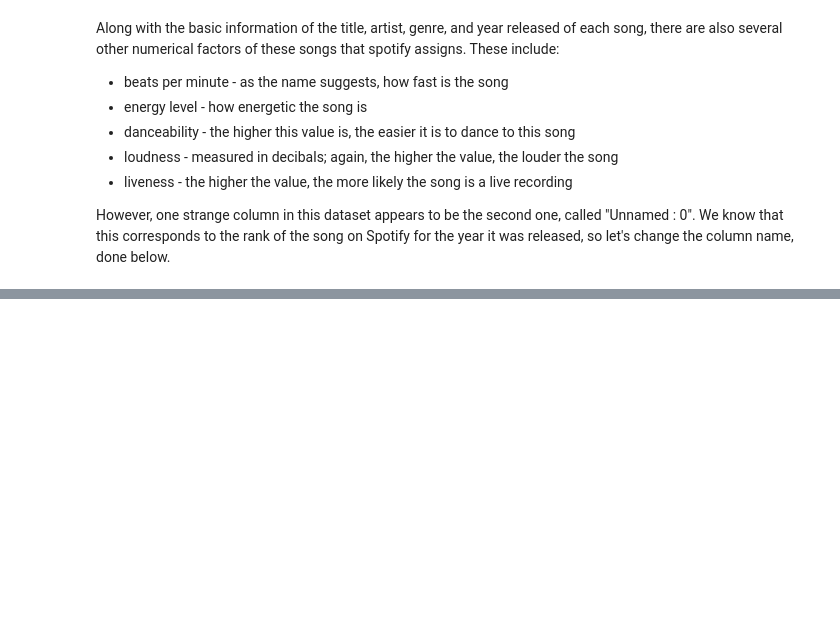
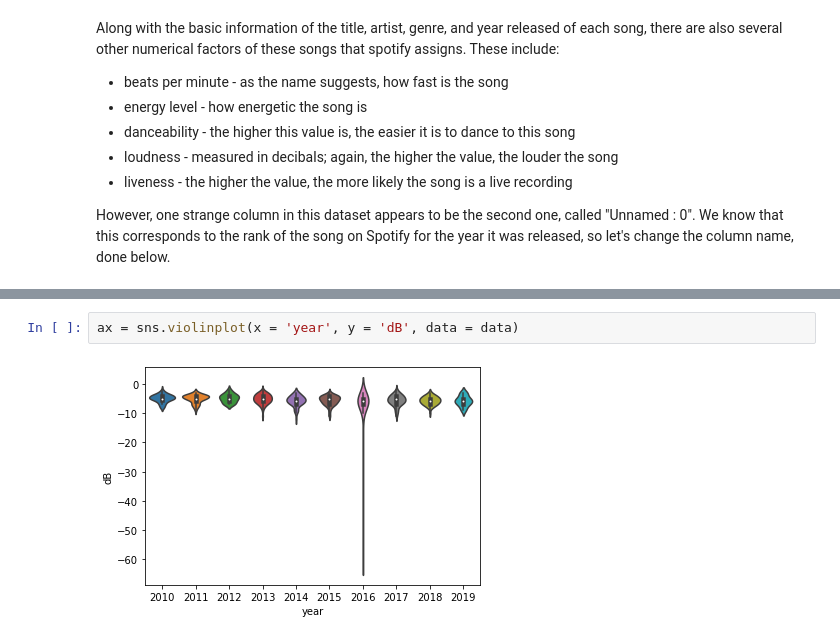
Before and after one commit to amarmuju/amarmuju.github.io, a Jupyter notebook: finalproject.ipynb, the cells around one changed output, grey strips where cells are left out. Drawn from its saved outputs; the diff is of its cells as text; blank space fills up the shorter version.

```diff
--- a/finalproject.ipynb
+++ b/finalproject.ipynb
@@ -92,0 +123,4 @@ data[200:230]
+# %%
+ax = sns.violinplot(x = 'year', y = 'dB', data = data)
+# %% [output]
+[figure, added]
```
Also changed, not shown: parts of 12 cells of this notebook.
